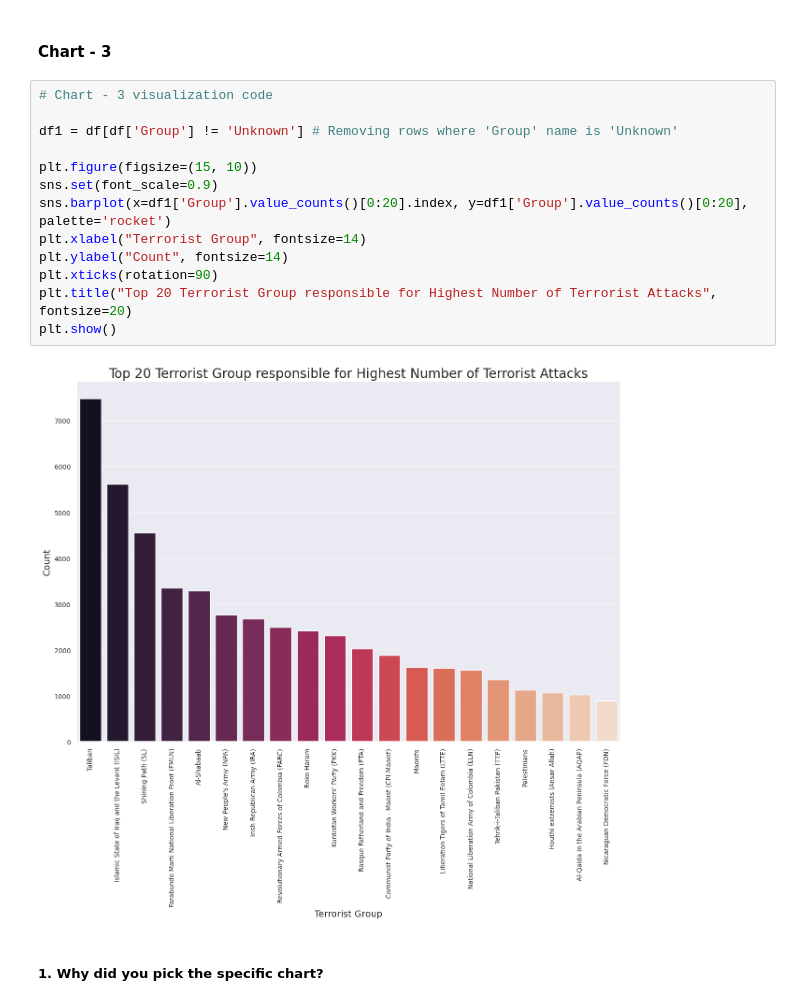
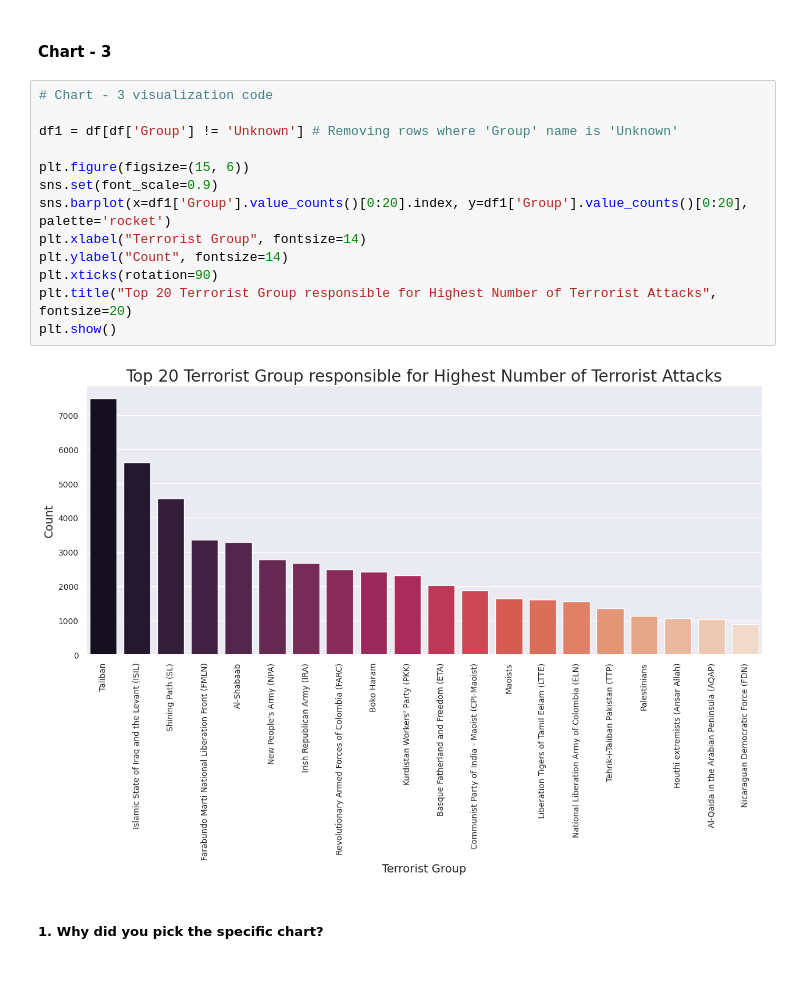
Before and after one commit to Shubham-kumar149/Data-Visualization-With-Python, a Jupyter notebook: Capstone_Project_EDA_on_Global_Terrorism_Dataset.ipynb, the cells around one changed output. Saved outputs shown, nothing was run; the diff lists cells and outputs as text; blank space fills up the shorter version.

```diff
--- a/Capstone_Project_EDA_on_Global_Terrorism_Dataset.ipynb
+++ b/Capstone_Project_EDA_on_Global_Terrorism_Dataset.ipynb
@@ -526,18 +526,18 @@ Yes there are some insights that can lead to negative growth. For example the sh
 # %%
 # Chart - 3 visualization code
 
 df1 = df[df['Group'] != 'Unknown'] # Removing rows where 'Group' name is 'Unknown'
 
-plt.figure(figsize=(15, 10))
+plt.figure(figsize=(15, 6))
 sns.set(font_scale=0.9)
 sns.barplot(x=df1['Group'].value_counts()[0:20].index, y=df1['Group'].value_counts()[0:20], palette='rocket')
 plt.xlabel("Terrorist Group", fontsize=14)
 plt.ylabel("Count", fontsize=14)
 plt.xticks(rotation=90)
 plt.title("Top 20 Terrorist Group responsible for Highest Number of Terrorist Attacks", fontsize=20)
 plt.show()
 # %% [output]
-[figure, old version]
+[figure, new version]
 # %% [markdown]
 ##### 1. Why did you pick the specific chart?
 # %% [markdown]
```
Also changed, not shown: parts of 16 cells of this notebook.
